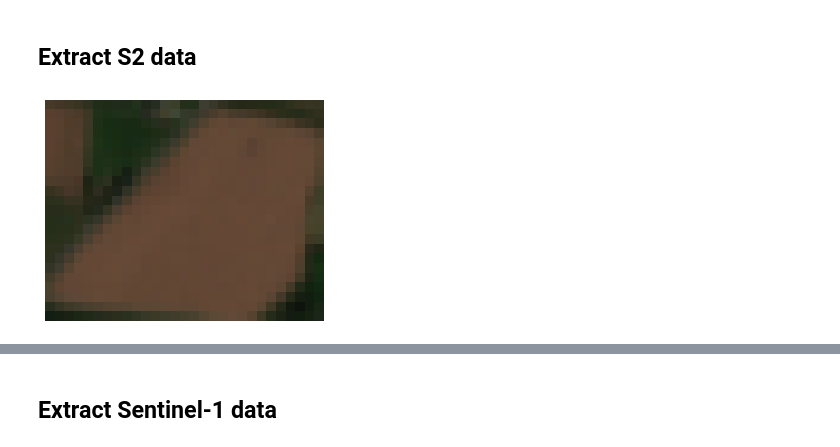
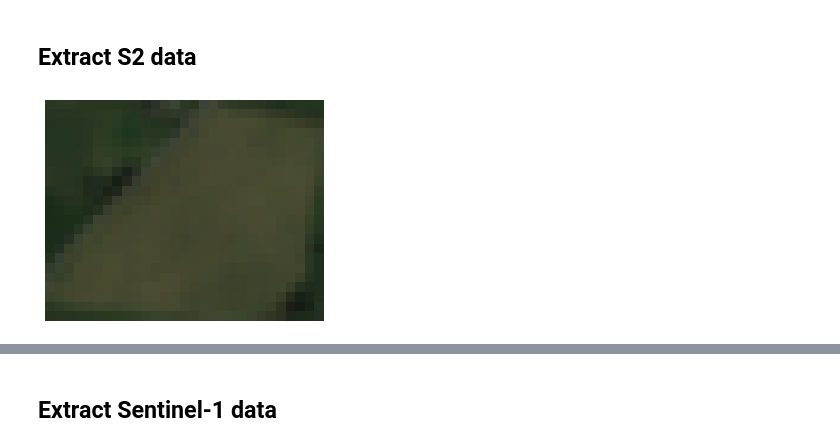
Before and after one commit to sentinel-hub/eo-learn-examples, a Jupyter notebook: eo-crops/examples/Sentinel data.ipynb, the cells around one changed output, grey strips where cells are left out. Drawn from its saved outputs; the diff is of its cells as text; code cells hidden in the pictures.

```diff
--- a/eo-crops/examples/Sentinel data.ipynb
+++ b/eo-crops/examples/Sentinel data.ipynb
@@ -48,7 +48,7 @@ config = utils_sh.config_sentinelhub_cred(api, client_id, client_secret)
 #Provide here your planet API key
 config.planet_key = ''
 # %%
-time_period = ('2020-04-15', '2020-06-15')
+time_period = ('2020-02-15', '2020-08-15')
 kwargs = dict(polygon=shapefile_input,
               time_stamp=time_period,
               config=config)
@@ -63,9 +64,9 @@ patch = sentinel2.workflow_instructions_S2L2A(**kwargs,
 # %%
 #RGB
 plt.figure(figsize=(5, 5))
-plt.imshow(np.clip(patch.data['BANDS-S2-L2A'][25][..., [2, 1, 0]]*2.5, 0, 1), vmin=0, vmax=1);
+plt.imshow(np.clip(patch.data['BANDS-S2-L2A'][4][..., [2, 1, 0]]*2.5, 0, 1), vmin=0, vmax=1);
 plt.axis(False);
 plt.show()
 # %% [output]
-[figure, old version]
+[figure, new version]
 # %%
```
Also changed, not shown: parts of 14 cells of this notebook, 14 other files.
